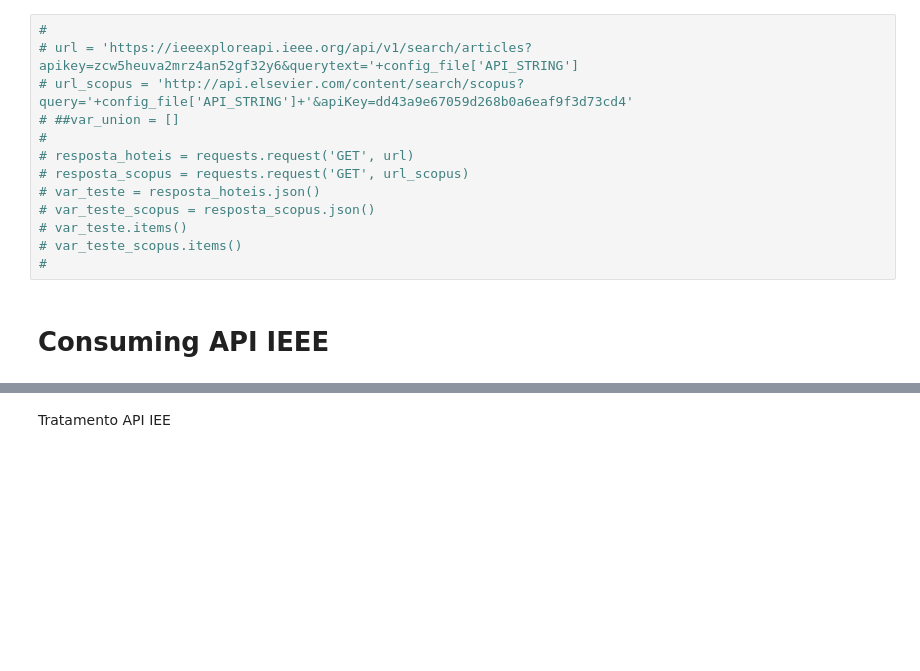
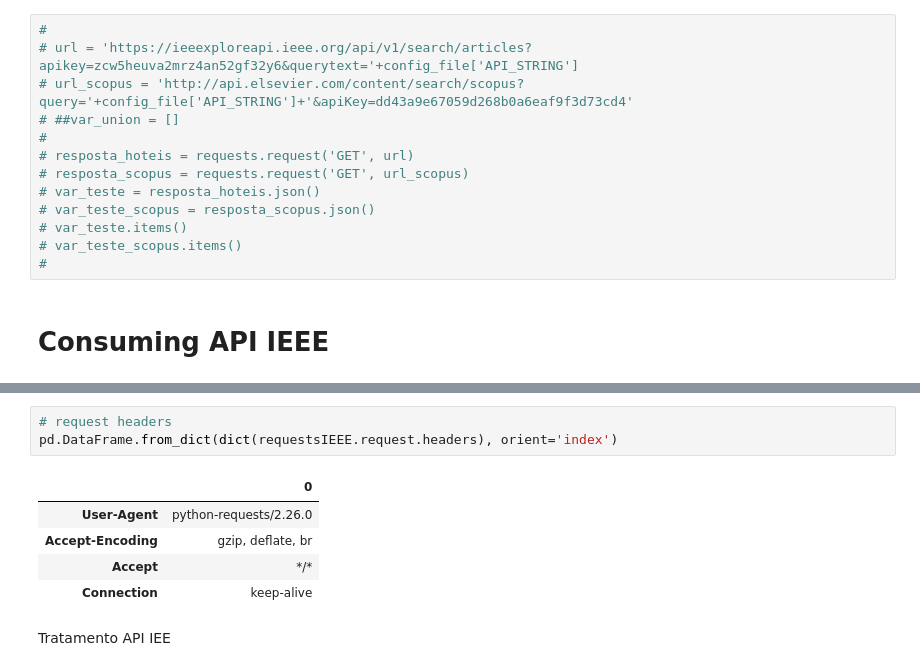
Before and after one commit to cnjraad/MBA_PyForDE, a Jupyter notebook: script_analisa_bibtex/aula_2_analisa_bibtex.ipynb, the cells around one changed output, grey strips where cells are left out. Drawn from its saved outputs; the diff is of its cells as text; blank space fills up the shorter version.

```diff
--- a/script_analisa_bibtex/aula_2_analisa_bibtex.ipynb
+++ b/script_analisa_bibtex/aula_2_analisa_bibtex.ipynb
@@ -281,3 +315,12 @@ df_api_articles = df_api_articles[['title', 'abstract', 'publication_year', 'aut
+# %%
+# request headers
+pd.DataFrame.from_dict(dict(requestsIEEE.request.headers), orient='index')
+# %% [output]
+|  | 0 |
+| User-Agent | python-requests/2.26.0 |
+| Accept-Encoding | gzip, deflate, br |
+| Accept | */* |
+| Connection | keep-alive |
 # %% [markdown]
 Tratamento API IEE
 # %%
```
Also changed, not shown: parts of 8 cells of this notebook, 1 other file.
